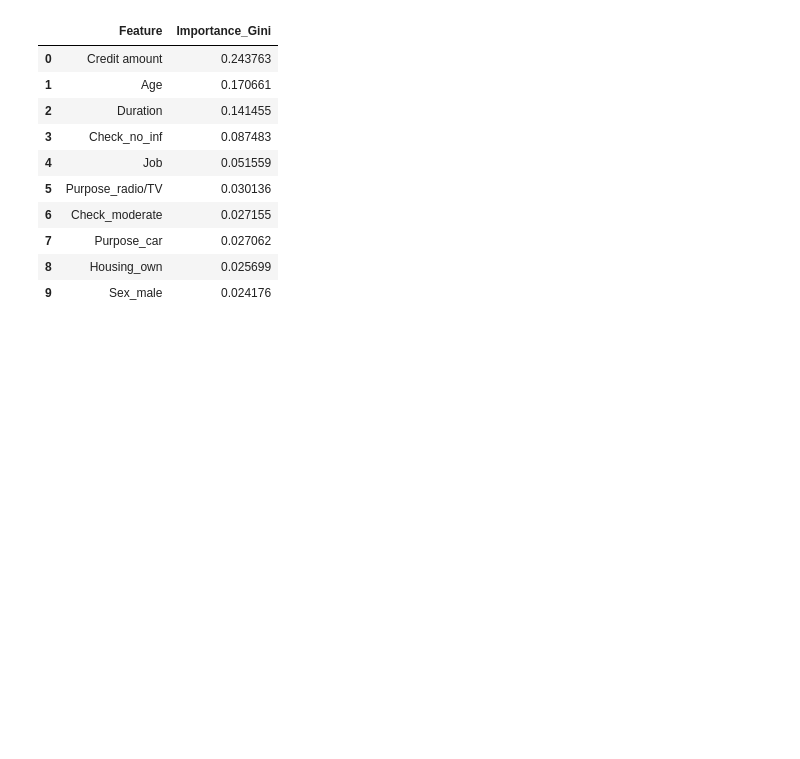
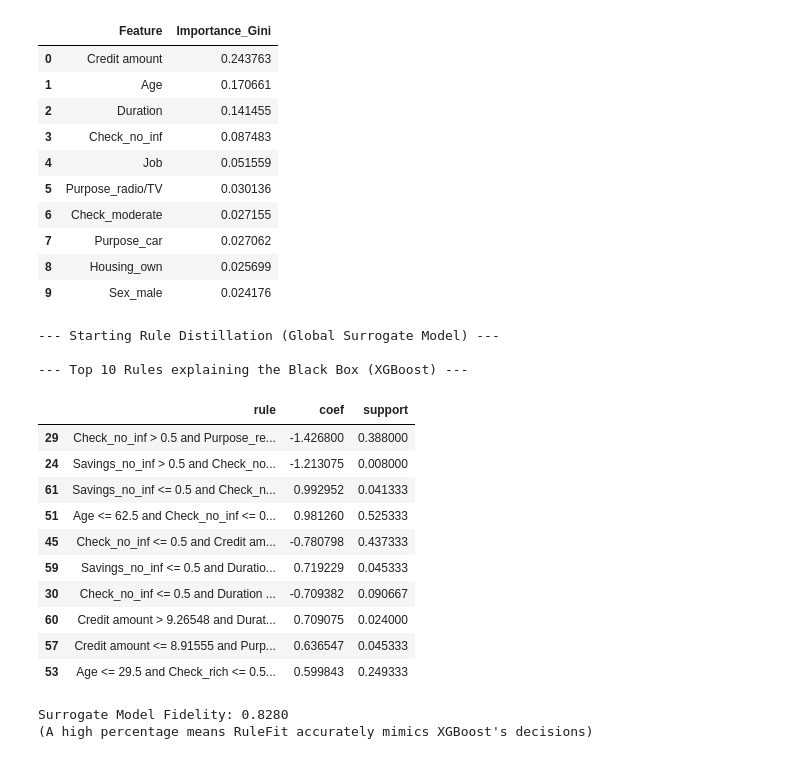
Before and after one commit to hugogs7/TXAI, a Jupyter notebook: predicting-credit-risk-model-pipeline-763ef1.ipynb, the cells around one changed output. Drawn from its saved outputs; the diff is of its cells as text; code cells hidden in the pictures; blank space fills up the shorter version.

```diff
--- a/predicting-credit-risk-model-pipeline-763ef1.ipynb
+++ b/predicting-credit-risk-model-pipeline-763ef1.ipynb
@@ -347,6 +347,6 @@ param_grid = {"max_depth": [3,5, 7, 10,None],
 #Creating the classifier
 model = RandomForestClassifier(random_state=2)
 
-grid_search = GridSearchCV(model, param_grid=param_grid, cv=5, scoring='recall', verbose=4)
+grid_search = GridSearchCV(model, param_grid=param_grid, cv=5, scoring='recall', verbose=0)
 grid_search.fit(X_train, y_train)
 # %% [output]
@@ -825,3 +790,51 @@ display(rf_importance_df.head(10))
 | 7 | Purpose_car | 0.027062 |
 | 8 | Housing_own | 0.025699 |
 | 9 | Sex_male | 0.024176 |
+# %%
+print("--- Starting Rule Distillation (Global Surrogate Model) ---")
+
+# 1. The opaque model (XGBoost) makes predictions on the training data.
+# We use these XGBoost predictions as our new "Target" (y) for the surrogate.
+y_train_blackbox = grid_search.best_estimator_.predict(X_train)
+
+# 2. Initialize a new RuleFit model (The Surrogate Model).
+rulefit_surrogate = RuleFitClassifier(max_rules=50, tree_size=3, random_state=seed)
+
+# 3. Train RuleFit using the XGBoost predictions
+# instead of the ground truth (y_train).
+rulefit_surrogate.fit(X_train, y_train_blackbox, feature_names=feature_names)
+
+# 4. Extract, clean, and sort the rules that explain the XGBoost behavior.
+rules_df_surrogate = rulefit_surrogate._get_rules()
+extracted_surrogate = rules_df_surrogate[rules_df_surrogate['type'] == 'rule'].copy()
+extracted_surrogate['importance'] = extracted_surrogate['coef'].abs()
+top_rules_surrogate = extracted_surrogate.sort_values(by='importance', ascending=False)
+
+print("\n--- Top 10 Rules explaining the Black Box (XGBoost) ---")
+display(top_rules_surrogate[['rule', 'coef', 'support']].head(10))
+
+# 5. Calculate Fidelity: Check how faithful RuleFit is at imitating XGBoost on unseen data.
+from sklearn.metrics import accuracy_score
+y_pred_surrogate = rulefit_surrogate.predict(X_test)
+y_pred_blackbox_test = grid_search.best_estimator_.predict(X_test)
+
+fidelity = accuracy_score(y_pred_blackbox_test, y_pred_surrogate)
+print(f"\nSurrogate Model Fidelity: {fidelity:.4f}")
+print("(A high percentage means RuleFit accurately mimics XGBoost's decisions)")
+# %% [output]
+--- Starting Rule Distillation (Global Surrogate Model) ---
+
+--- Top 10 Rules explaining the Black Box (XGBoost) ---
+|  | rule | coef | support |
+| 29 | Check_no_inf > 0.5 and Purpose_re... | -1.426800 | 0.388000 |
+| 24 | Savings_no_inf > 0.5 and Check_no... | -1.213075 | 0.008000 |
+| 61 | Savings_no_inf <= 0.5 and Check_n... | 0.992952 | 0.041333 |
+| 51 | Age <= 62.5 and Check_no_inf <= 0... | 0.981260 | 0.525333 |
+| 45 | Check_no_inf <= 0.5 and Credit am... | -0.780798 | 0.437333 |
+| 59 | Savings_no_inf <= 0.5 and Duratio... | 0.719229 | 0.045333 |
+| 30 | Check_no_inf <= 0.5 and Duration ... | -0.709382 | 0.090667 |
+| 60 | Credit amount > 9.26548 and Durat... | 0.709075 | 0.024000 |
+| 57 | Credit amount <= 8.91555 and Purp... | 0.636547 | 0.045333 |
+| 53 | Age <= 29.5 and Check_rich <= 0.5... | 0.599843 | 0.249333 |
+Surrogate Model Fidelity: 0.8280
+(A high percentage means RuleFit accurately mimics XGBoost's decisions)
```
Also changed, not shown: parts of 3 cells of this notebook.
